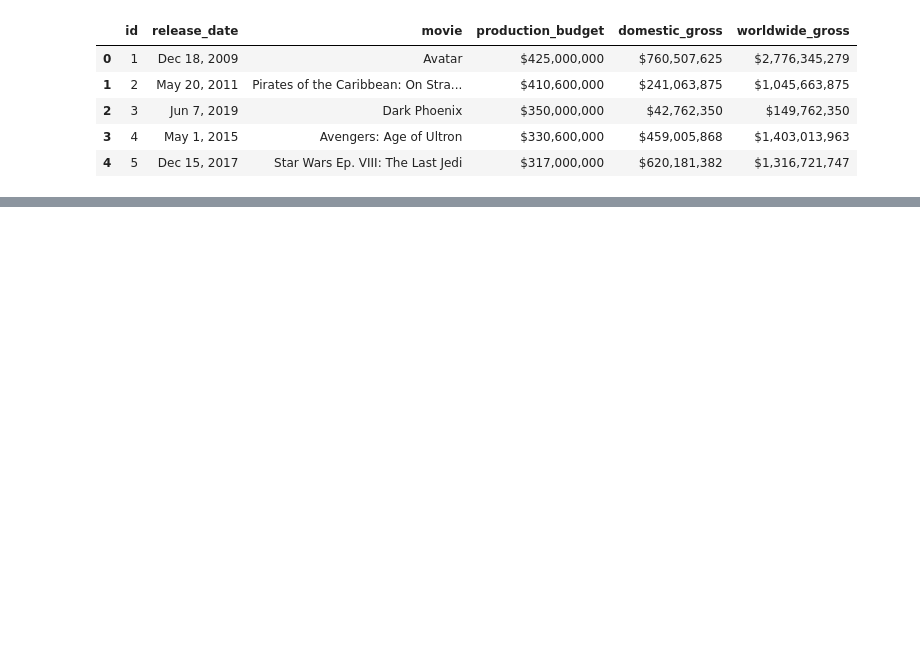
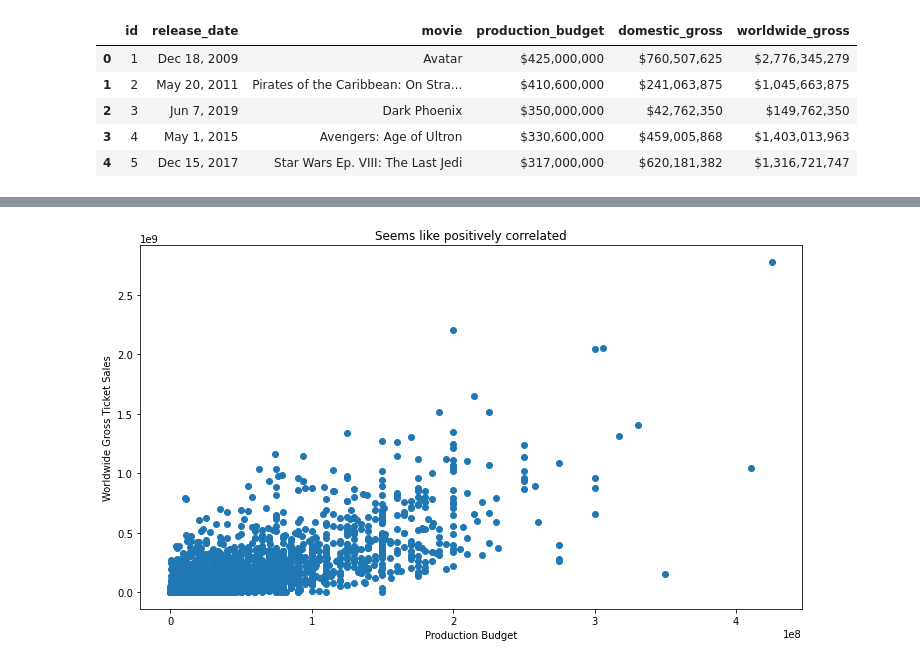
Before and after one commit to sangwon224/Movie_Studio_Strategy_Recommendation, a Jupyter notebook: Movie_Studio_Strategy_Recommendation.ipynb, the cells around one changed output, grey strips where cells are left out. Cells and saved outputs as stored; diff of their text form; code cells hidden in the pictures; blank space fills up the shorter version.

Commit message:
added a scatterplot and OLS. Need to expand on analysis.

```diff
--- a/Movie_Studio_Strategy_Recommendation.ipynb
+++ b/Movie_Studio_Strategy_Recommendation.ipynb
@@ -109,0 +135,35 @@ movie_budget_df.head()
+# %%
+budget = movie_budget_df['production_budget'].str.replace('$','').str.replace(',','').astype(int)
+# %%
+worldwide_gross = movie_budget_df['worldwide_gross'].str.replace('$','').str.replace(',','').astype(float)
+
+####try np.int64 for worldwide gross
+# %%
+#Defining X variable as Production Budget
+#Defining Y Variable as Worldwide Gross Ticket Sales
+
+### Change Y Variable - Use Profits instead of Sales
+
+x_production_budget = np.array(budget)
+y_worldwide_gross = np.array(worldwide_gross)
+# %%
+#Look at Scatter Plot
+fig, ax = plt.subplots(figsize=(10,6))
+
+ax.scatter(x_production_budget, y_worldwide_gross)
+ax.set_xlabel('Production Budget')
+ax.set_ylabel('Worldwide Gross Ticket Sales')
+ax.set_title('Seems like positively correlated')
+
+plt.tight_layout()
+
+
+##Just need to chart the line of best fit, the module wasn't working so I need to figure this out
+
+
+
+###Also rerun the analysis for a genre subset - comedy and not comedy
+###Need to add a join
+###Also would be good to run a two sample ttest
+# %% [output]
+[figure, added]
```
Also changed, not shown: parts of 12 cells of this notebook.
